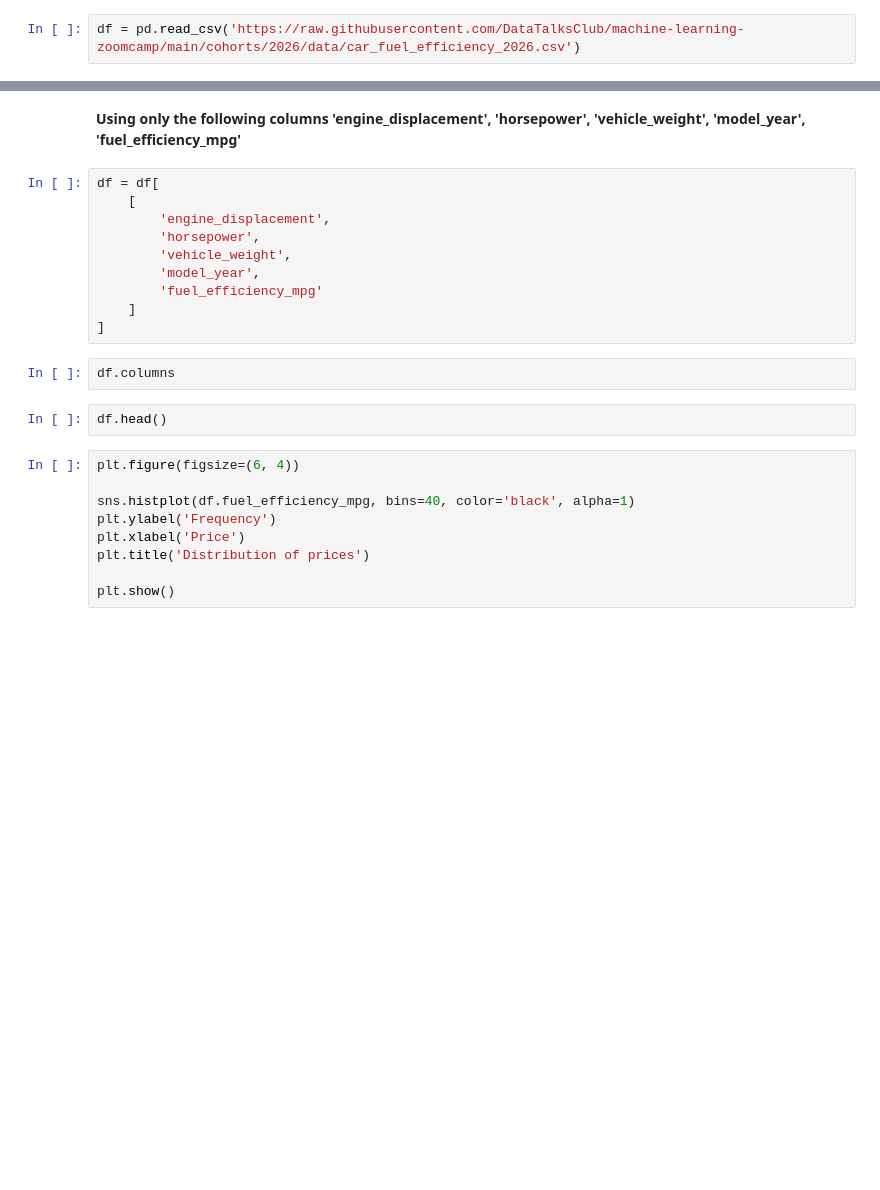
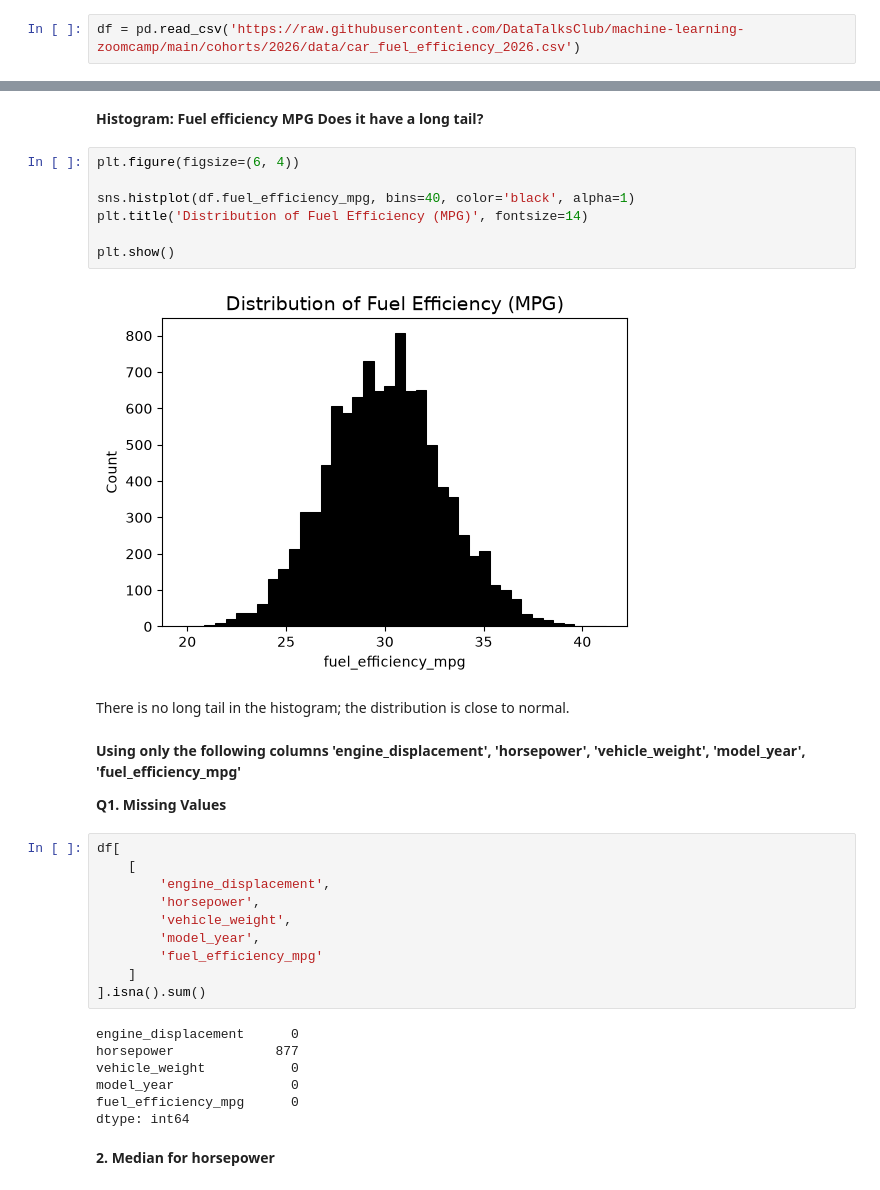
Before and after one commit to IsabelFuenzalida/ml_zoomcamp_homeworks, a Jupyter notebook: homework2/homework2.ipynb, the cells around one changed output, grey strips where cells are left out. Cells and saved outputs as stored; diff of their text form; blank space fills up the shorter version.

```diff
--- a/homework2/homework2.ipynb
+++ b/homework2/homework2.ipynb
@@ -17,3 +28,17 @@ df.columns
+# %% [markdown]
+**Histogram: Fuel efficiency MPG**
+**Does it have a long tail?**
+# %%
+plt.figure(figsize=(6, 4))
+
+sns.histplot(df.fuel_efficiency_mpg, bins=40, color='black', alpha=1)
+plt.title('Distribution of Fuel Efficiency (MPG)', fontsize=14)
+
+plt.show()
+# %% [output]
+[figure, added]
+# %% [markdown]
+There is no long tail in the histogram; the distribution is close to normal.
 # %% [markdown]
 **Using only the following columns**
 **'engine_displacement',**
@@ -21,8 +46,10 @@ df.columns
 **'vehicle_weight',**
 **'model_year',**
 **'fuel_efficiency_mpg'**
+
+**Q1. Missing Values**
 # %%
-df = df[
+df[
     [
         'engine_displacement',
         'horsepower',
@@ -30,17 +57,13 @@ df = df[
         'model_year',
         'fuel_efficiency_mpg'
     ]
-]
+].isna().sum()
+# %% [output]
+engine_displacement      0
+horsepower             877
+vehicle_weight           0
+model_year               0
+fuel_efficiency_mpg      0
+dtype: int64
-# %%
-df.columns
-# %%
-df.head()
-# %%
-plt.figure(figsize=(6, 4))
-
-sns.histplot(df.fuel_efficiency_mpg, bins=40, color='black', alpha=1)
-plt.ylabel('Frequency')
-plt.xlabel('Price')
-plt.title('Distribution of prices')
-
-plt.show()
+# %% [markdown]
+**2. Median for horsepower**
```
Also changed, not shown: parts of 15 cells of this notebook.
